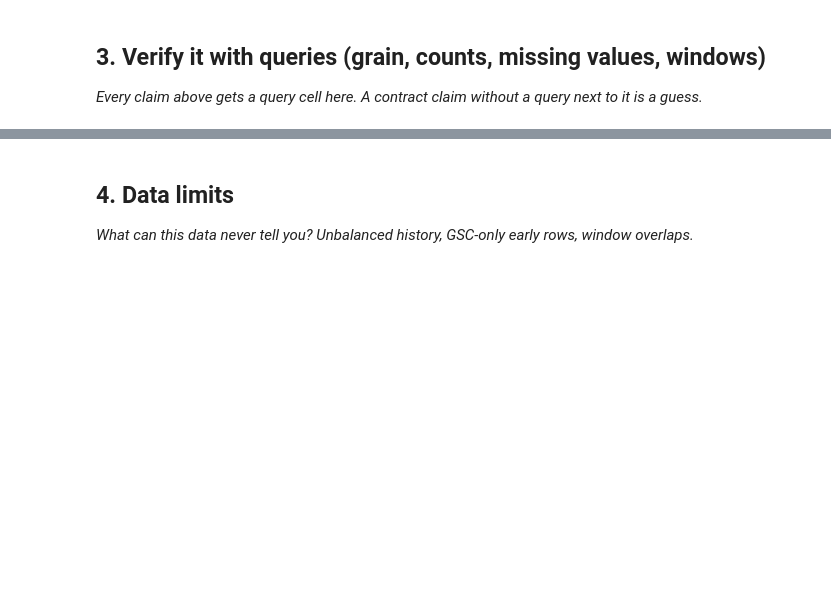
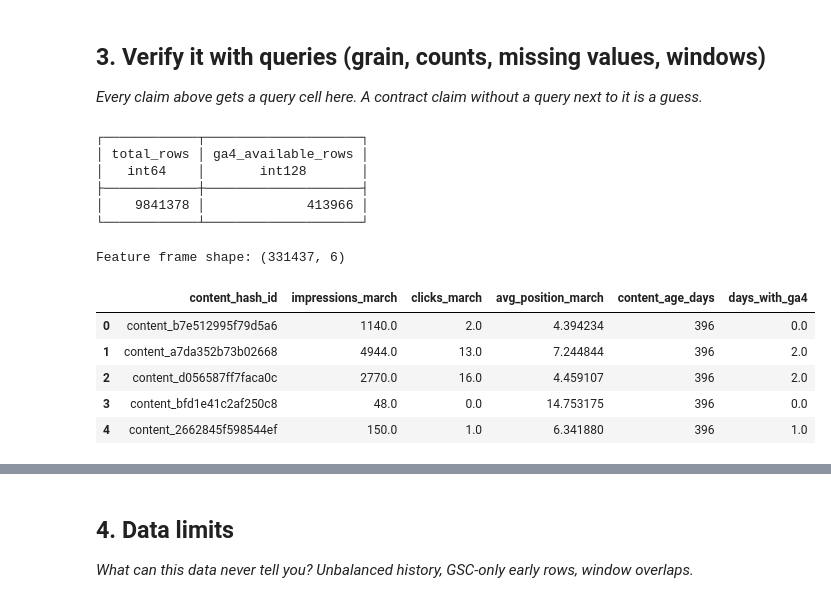
Before and after one commit to saisathwik2703/flyrank-ml-internship-starter, a Jupyter notebook: work/notebooks/w03_data_contract.ipynb, the cells around one changed output, grey strips where cells are left out. Cells and saved outputs as stored; diff of their text form; code cells hidden in the pictures; blank space fills up the shorter version.

```diff
--- a/work/notebooks/w03_data_contract.ipynb
+++ b/work/notebooks/w03_data_contract.ipynb
@@ -39,0 +150,69 @@ Token loaded successfully
+# %%
+# This cell is for CODE (numbers, a query, a check).
+# QUERY 3 — Availability using IS TRUE
+
+con.sql(f"""
+    SELECT
+        COUNT(*) AS total_rows,
+        SUM(
+            CASE
+                WHEN ga4_data_available IS TRUE THEN 1
+                ELSE 0
+            END
+        ) AS ga4_available_rows
+    FROM read_parquet('{FACT}')
+""").show()
+# %% [output]
+┌────────────┬────────────────────┐
+│ total_rows │ ga4_available_rows │
+│   int64    │       int128       │
+├────────────┼────────────────────┤
+│    9841378 │             413966 │
+└────────────┴────────────────────┘
+# %%
+# STEP 4 — Build the five-feature frame
+
+features = con.sql(f"""
+    SELECT
+        f.content_hash_id,
+
+        SUM(f.gsc_impressions) AS impressions_march,
+
+        SUM(f.gsc_clicks) AS clicks_march,
+
+        AVG(f.gsc_avg_position) AS avg_position_march,
+
+        DATEDIFF(
+            'day',
+            c.content_created_date,
+            DATE '2026-03-31'
+        ) AS content_age_days,
+
+        SUM(
+            CASE
+                WHEN f.ga4_data_available IS TRUE THEN 1
+                ELSE 0
+            END
+        ) AS days_with_ga4
+
+    FROM read_parquet('{FACT}') f
+
+    JOIN read_parquet('{CONTENT}') c
+        ON f.content_hash_id = c.content_hash_id
+
+    GROUP BY
+        f.content_hash_id,
+        c.content_created_date
+""").df()
+
+print("Feature frame shape:", features.shape)
+
+features.head()
+# %% [output]
+Feature frame shape: (331437, 6)
+|  | content_hash_id | impressions_march | clicks_march | avg_position_march | content_age_days | days_with_ga4 |
+| 0 | content_b7e512995f79d5a6 | 1140.0 | 2.0 | 4.394234 | 396 | 0.0 |
+| 1 | content_a7da352b73b02668 | 4944.0 | 13.0 | 7.244844 | 396 | 2.0 |
+| 2 | content_d056587ff7faca0c | 2770.0 | 16.0 | 4.459107 | 396 | 2.0 |
+| 3 | content_bfd1e41c2af250c8 | 48.0 | 0.0 | 14.753175 | 396 | 0.0 |
+| 4 | content_2662845f598544ef | 150.0 | 1.0 | 6.341880 | 396 | 1.0 |
```
Also changed, not shown: parts of 20 cells of this notebook.
